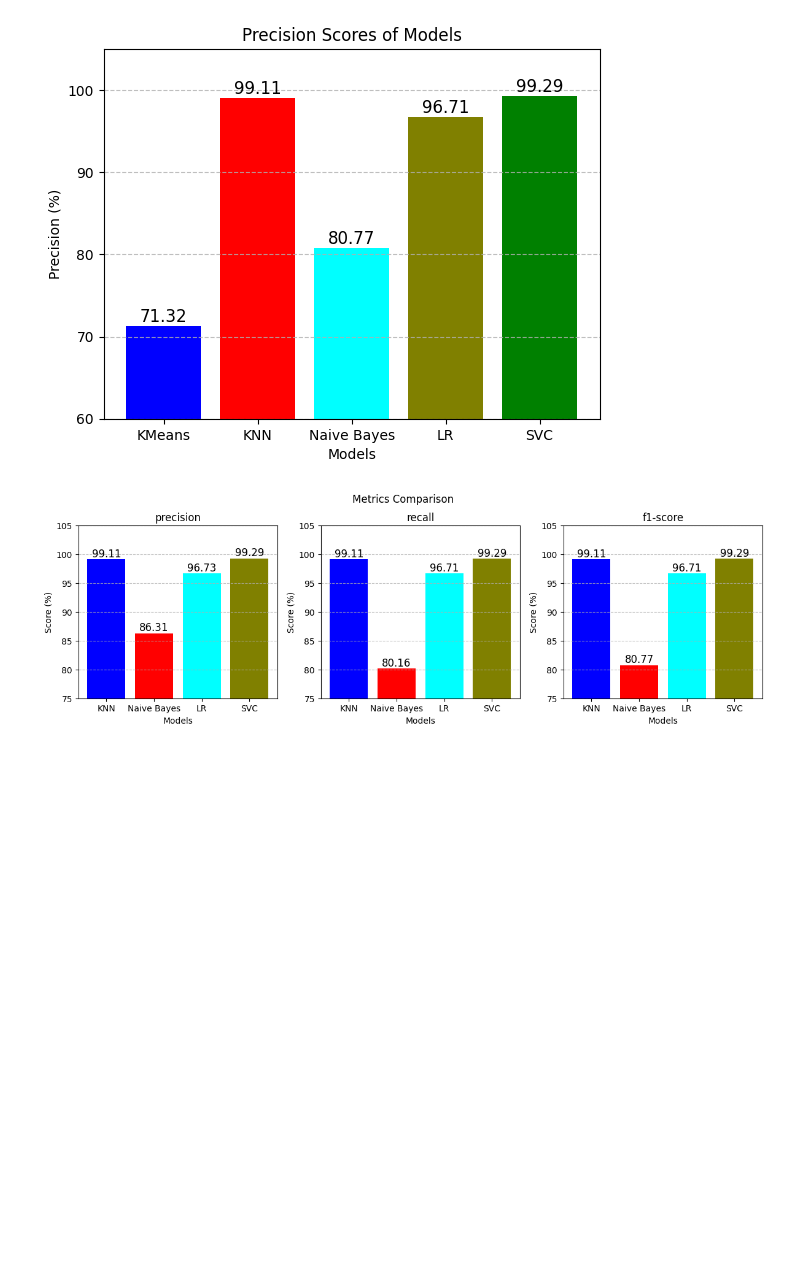
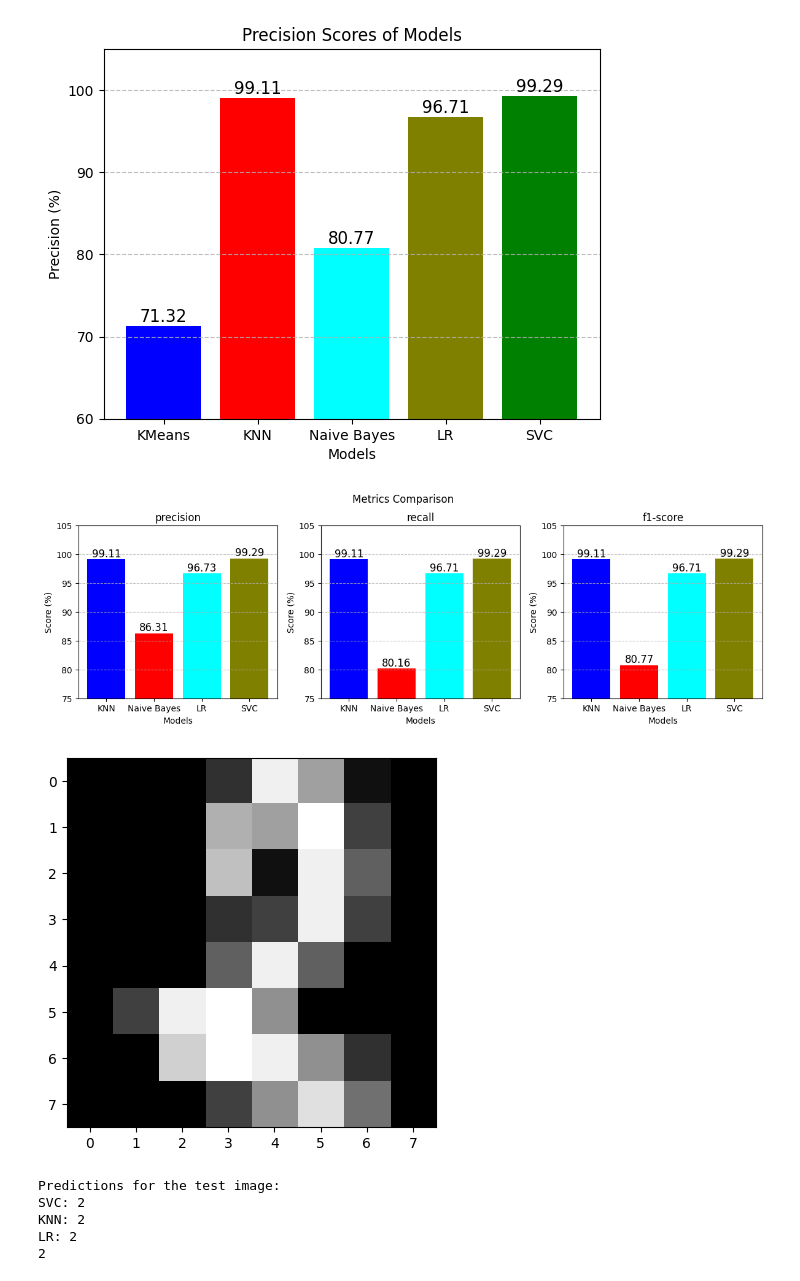
Before and after one commit to Muhammad-Abdullah-Feroz/Macine-Learning, a Jupyter notebook: OCR_Digits.ipynb, the cells around one changed output. Saved outputs shown, nothing was run; the diff lists cells and outputs as text; code cells hidden in the pictures; blank space fills up the shorter version.

Commit message:
Tested code for single value prediction

```diff
--- a/OCR_Digits.ipynb
+++ b/OCR_Digits.ipynb
@@ -548,3 +548,26 @@ plt.subplots_adjust(top=0.85)
 plt.show()
 # %% [output]
 [figure]
+# %%
+test_val = X_test.iloc[10].values
+test_img = test_val.reshape(8,8)
+plt.imshow(test_img, cmap='gray')
+
+tests = {}
+tests["SVC"] = svc.predict([test_val])[0]
+tests["KNN"] = knn.predict([test_val])[0]
+tests["LR"] = logistic_regression.predict([test_val])[0]
+# %% [output]
+[figure, added]
+# %%
+print("Predictions for the test image:")
+for model, prediction in tests.items():
+    print(f"{model}: {prediction}")
+
+print(Y_test.iloc[10].values[0])
+# %% [output]
+Predictions for the test image:
+SVC: 2
+KNN: 2
+LR: 2
+2
```
